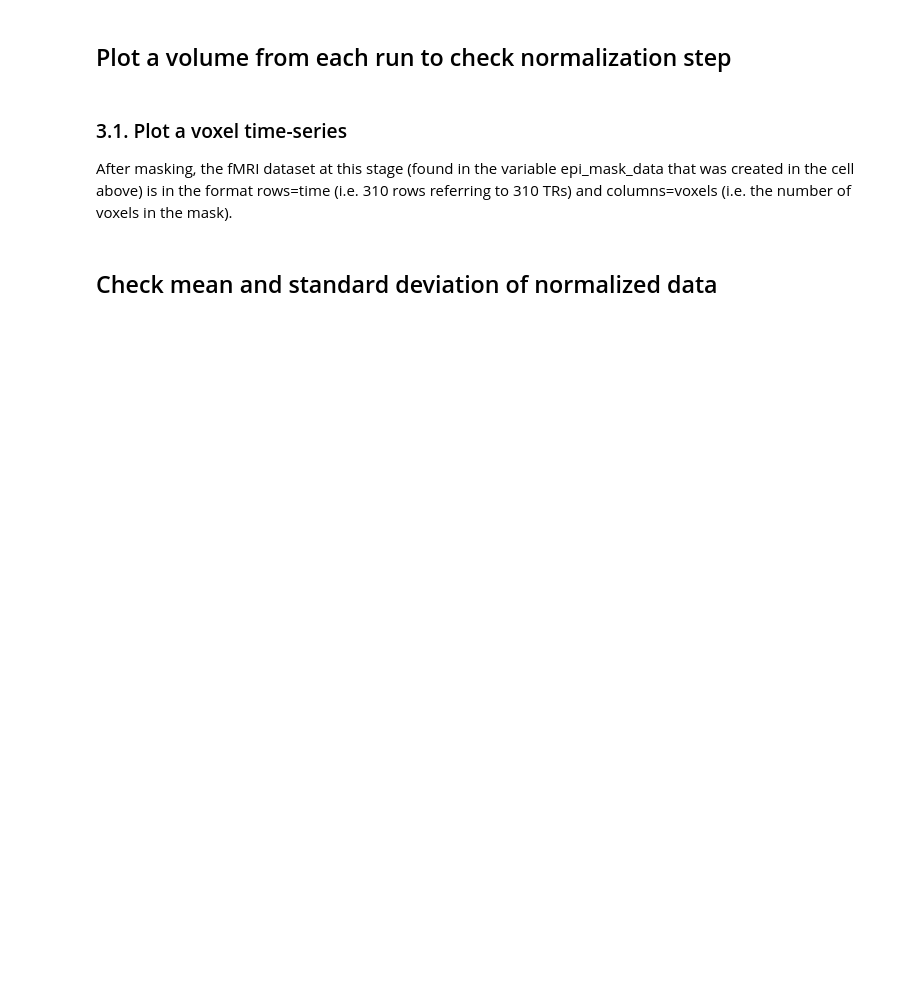
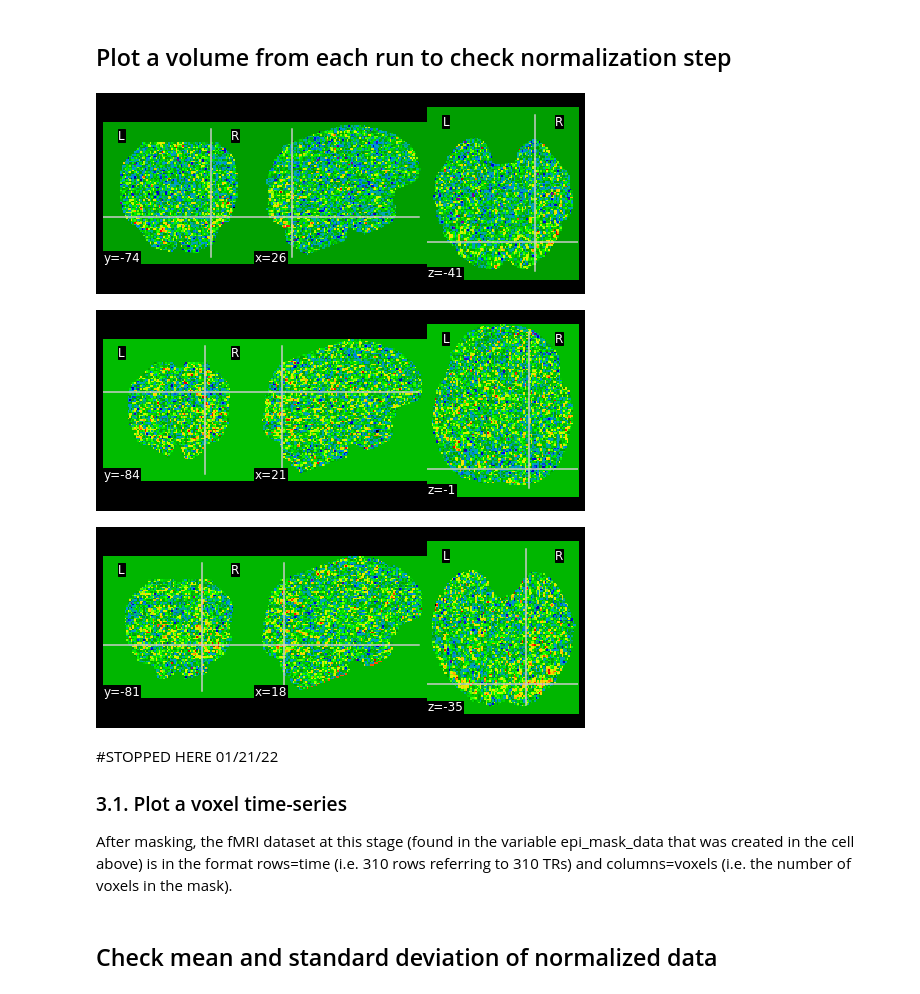
Before and after one commit to karinatachihara/pygers_adderzip, a Jupyter notebook: analysis/mainanalysis/01-denoise-ses01_sub-005.ipynb, the cells around one changed output. Cells and saved outputs as stored; diff of their text form; code cells hidden in the pictures; blank space fills up the shorter version.

```diff
--- a/analysis/mainanalysis/01-denoise-ses01_sub-005.ipynb
+++ b/analysis/mainanalysis/01-denoise-ses01_sub-005.ipynb
@@ -144,8 +192,8 @@ nib.save(avg_mask, output_name)
 `n_trunc` sets the number of TRs to drop.
 # %%
 epi_trunc=[]
-for run in range(1,svd_n_runs+1):
-    epi_file=bold_dir + sub + '_ses-00_task-localizer_run-0%i_space-T1w_desc-preproc_bold.nii.gz' % run
+for run in range(run_order_start[0],run_order_start[0]+n_runs[0]):
+    epi_file=bold_dir + sub + '_ses-01_task-localizer_run-%i_space-T1w_desc-preproc_bold.nii.gz' % run
     epi_data=nib.load(epi_file)
     epi=epi_data.get_fdata()
     #hdr=epi_data.get_data.hdr()
@@ -171,7 +219,7 @@ for run in range(1,svd_n_runs+1):
     print('')
 
     # Save the volume
-    output_name = (out_dir + '%s_ses-00_task-localizer_run-0%i_space-T1w_desc-preproc_bold_trim%dand%dTRs.nii.gz' % (sub, run, n_trunc_beginning, n_trunc_end))
+    output_name = (out_dir + '%s_ses-01_task-localizer_run-0%i_space-T1w_desc-preproc_bold_trim%dand%dTRs.nii.gz' % (sub, run, n_trunc_beginning, n_trunc_end))
     bold_nii = nib.Nifti1Image(epi_trunc, affine_mat)
     hdr = bold_nii.header  # get a handle for the .nii file's header
     hdr.set_zooms((dimsize[0], dimsize[1], dimsize[2], dimsize[3]))
@@ -192,25 +258,25 @@ We will extract BOLD data, only for voxels in a mask, by executing the following
 epi_mask_data_all=[]
 
 # 1. Load the fMRI data
-for run in range(1,svd_n_runs+1):
+for run in range(run_order_start[0],run_order_start[0]+n_runs[0]):
 
     epi_masker= NiftiMasker(
         mask_img=avg_mask,
         high_pass=1/128,
         standardize=True,  # Are you going to zscore the data across time?
-        t_r=svd_TR,
+        t_r=adderzip_TR,
         memory='nilearn_cache',  # Caches the mask in the directory given as a string here so that it is easier to load and retrieve
         memory_level=1,  # How much memory will you cache?
         verbose=0
     )
 
-    epi_file=out_dir + '%s_ses-00_task-localizer_run-0%i_space-T1w_desc-preproc_bold_trim%dand%dTRs.nii.gz' % (sub, run, n_trunc_beginning, n_trunc_end)
+    epi_file=out_dir + '%s_ses-01_task-localizer_run-0%i_space-T1w_desc-preproc_bold_trim%dand%dTRs.nii.gz' % (sub, run, n_trunc_beginning, n_trunc_end)
     # confound_file= bold_dir + '%s_confounds_selected_r0%i.txt' % (sub, run)
 
     # epi_mask_data = epi_masker.fit_transform(epi_file, confounds=confound_file)
     epi_mask_data = epi_masker.fit_transform(epi_file)
 
-    if run==1:
+    if run==run_order_start[0]:
         epi_mask_data_all=epi_mask_data
     else:
         epi_mask_data_all=np.vstack([epi_mask_data_all,epi_mask_data])
@@ -227,7 +293,7 @@ for run in range(1,svd_n_runs+1):
     print('epi_mask_data shape:', bold_vol.shape)
     print('')
 
-    output_name = (out_dir + '%s_ses-00_task-localizer_run-0%i_space-T1w_desc-preproc_bold_trim%dand%dTRs_normalized.nii.gz' % (sub, run, n_trunc_beginning, n_trunc_end))
+    output_name = (out_dir + '%s_ses-01_task-localizer_run-0%i_space-T1w_desc-preproc_bold_trim%dand%dTRs_normalized.nii.gz' % (sub, run, n_trunc_beginning, n_trunc_end))
     bold_nii = nib.Nifti1Image(bold_vol, affine_mat)
     hdr = bold_nii.header  # get a handle for the .nii file's header
     hdr.set_zooms((orig_dimsize[0], orig_dimsize[1], orig_dimsize[2], orig_dimsize[3]))
@@ -267,14 +355,19 @@ print('Volume saved')
 # %% [markdown]
 ## Plot a volume from each run to check normalization step
 # %%
-# vol_num=0
-# for run in range(1,svd_n_runs+1):
-#     func_name = (out_dir + '%s_ses-00_task-localizer_run-0%i_space-T1w_desc-preproc_bold_trim%d_norm.nii.gz' % (sub, run, n_trunc))
-#     image.load_img(func_name)
-#     first_vol = image.index_img(func_name,vol_num)
-#     #mean_func = mean_img(func_name)
-#     plot_epi(first_vol)
+vol_num=0
+for run in range(run_order_start[0],run_order_start[0]+n_runs[0]):
+     func_name = (out_dir + '%s_ses-01_task-localizer_run-0%i_space-T1w_desc-preproc_bold_trim%dand%dTRs_normalized.nii.gz' % (sub, run, n_trunc_beginning, n_trunc_end))
+     image.load_img(func_name)
+     first_vol = image.index_img(func_name,vol_num)
+     #mean_func = mean_img(func_name)
+     plot_epi(first_vol)
+# %% [output]
+[figure, added]
+[figure, added]
+[figure, added]
 # %% [markdown]
+#STOPPED HERE 01/21/22
 ### 3.1. Plot a voxel time-series <a id="plot_voxel"></a>
 
 After masking, the fMRI dataset at this stage (found in the variable epi_mask_data that was created in the cell above) is in the format rows=time (i.e. 310 rows referring to 310 TRs) and columns=voxels (i.e. the number of voxels in the mask).
```
Also changed, not shown: parts of 11 cells of this notebook, 1 other file.
